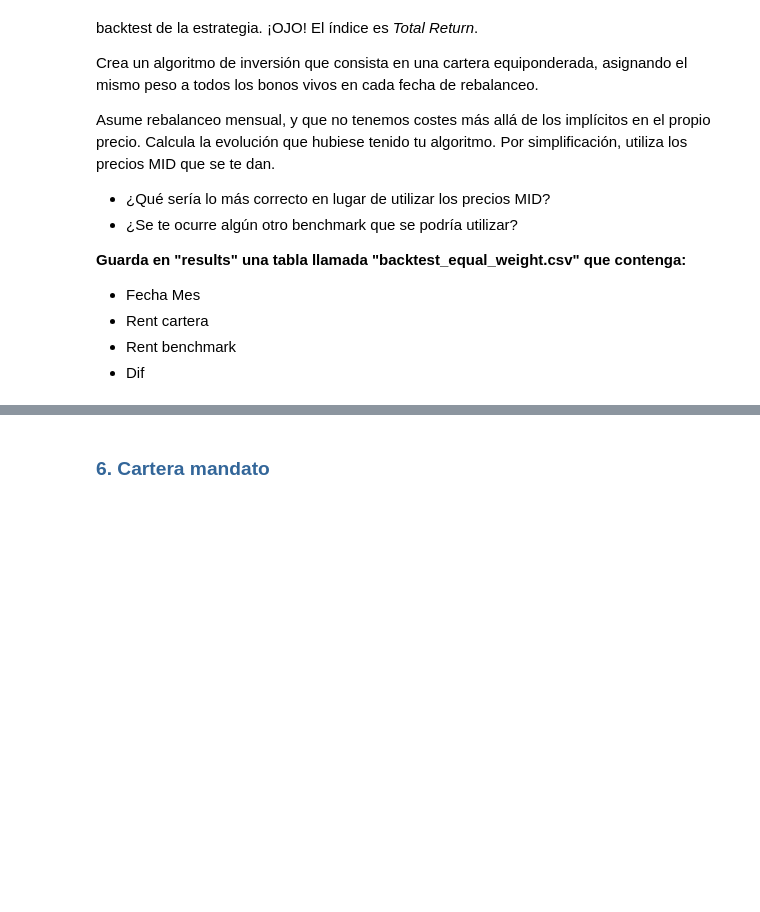
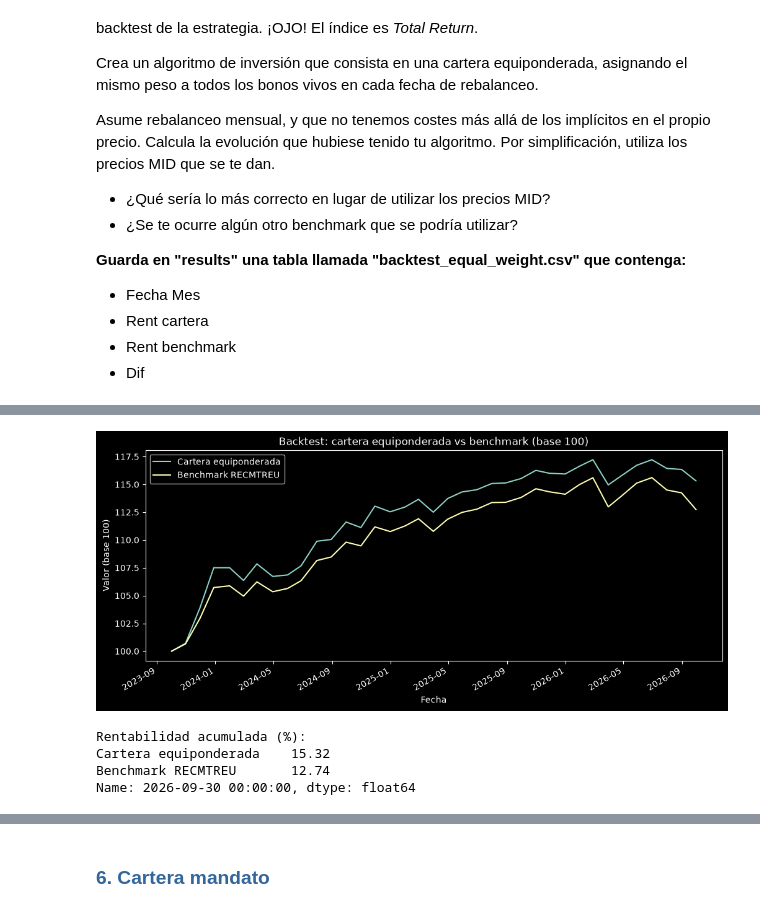
Before and after one commit to modetpablo-dot/Taller_renta_fija_Pablo_Modet, a Jupyter notebook: src/analisis_cartera.ipynb, the cells around one changed output, grey strips where cells are left out. Drawn from its saved outputs; the diff is of its cells as text; code cells hidden in the pictures; blank space fills up the shorter version.

```diff
--- a/src/analisis_cartera.ipynb
+++ b/src/analisis_cartera.ipynb
@@ -952,0 +1299,7 @@ Asume rebalanceo mensual, y que no tenemos costes más allá de los implícitos
+# %%
+# Ejecutamos el backtest de la cartera equiponderada (puede tardar ~1 minuto)
+backtest = fa.backtest_equiponderado(universo, precios, fechas_reb)
+
+print(f'Meses: {len(backtest)}')
+print(f"Bonos en cartera: de {backtest['NumBonos'].min()} a {backtest['NumBonos'].max()}")
+backtest.head()
@@ -952,0 +1324,12 @@ Asume rebalanceo mensual, y que no tenemos costes más allá de los implícitos
+# %%
+# Benchmark: índice RECMTREU (Total Return) en las mismas fechas de rebalanceo
+indice = varios['RECMTREU Index'].reindex(fechas_reb, method='ffill')
+
+# Rentabilidad mensual del benchmark: variación del índice entre fechas consecutivas
+rent_bench = indice.pct_change().dropna()
+
+# Tabla comparativa mes a mes
+backtest['Rent benchmark'] = rent_bench
+backtest['Dif'] = backtest['Rent cartera'] - backtest['Rent benchmark']
+
+backtest.head()
@@ -952,0 +1348,24 @@ Asume rebalanceo mensual, y que no tenemos costes más allá de los implícitos
+# %%
+# Evolución acumulada de 100 € invertidos en la cartera y en el benchmark
+evolucion = pd.DataFrame({
+    'Cartera equiponderada': (1 + backtest['Rent cartera']).cumprod() * 100,
+    'Benchmark RECMTREU': (1 + backtest['Rent benchmark']).cumprod() * 100,
+})
+
+# Añadimos el punto de partida (100) en la primera fecha de rebalanceo
+evolucion.loc[fechas_reb[0]] = 100
+evolucion = evolucion.sort_index()
+
+evolucion.plot(figsize=(12, 5))
+plt.title('Backtest: cartera equiponderada vs benchmark (base 100)')
+plt.ylabel('Valor (base 100)')
+plt.show()
+
+print('Rentabilidad acumulada (%):')
+print((evolucion.iloc[-1] / 100 - 1).mul(100).round(2))
+# %% [output]
+[figure, added]
+Rentabilidad acumulada (%):
+Cartera equiponderada    15.32
+Benchmark RECMTREU       12.74
+Name: 2026-09-30 00:00:00, dtype: float64
```
Also changed, not shown: parts of 47 cells of this notebook, 4 other files.
